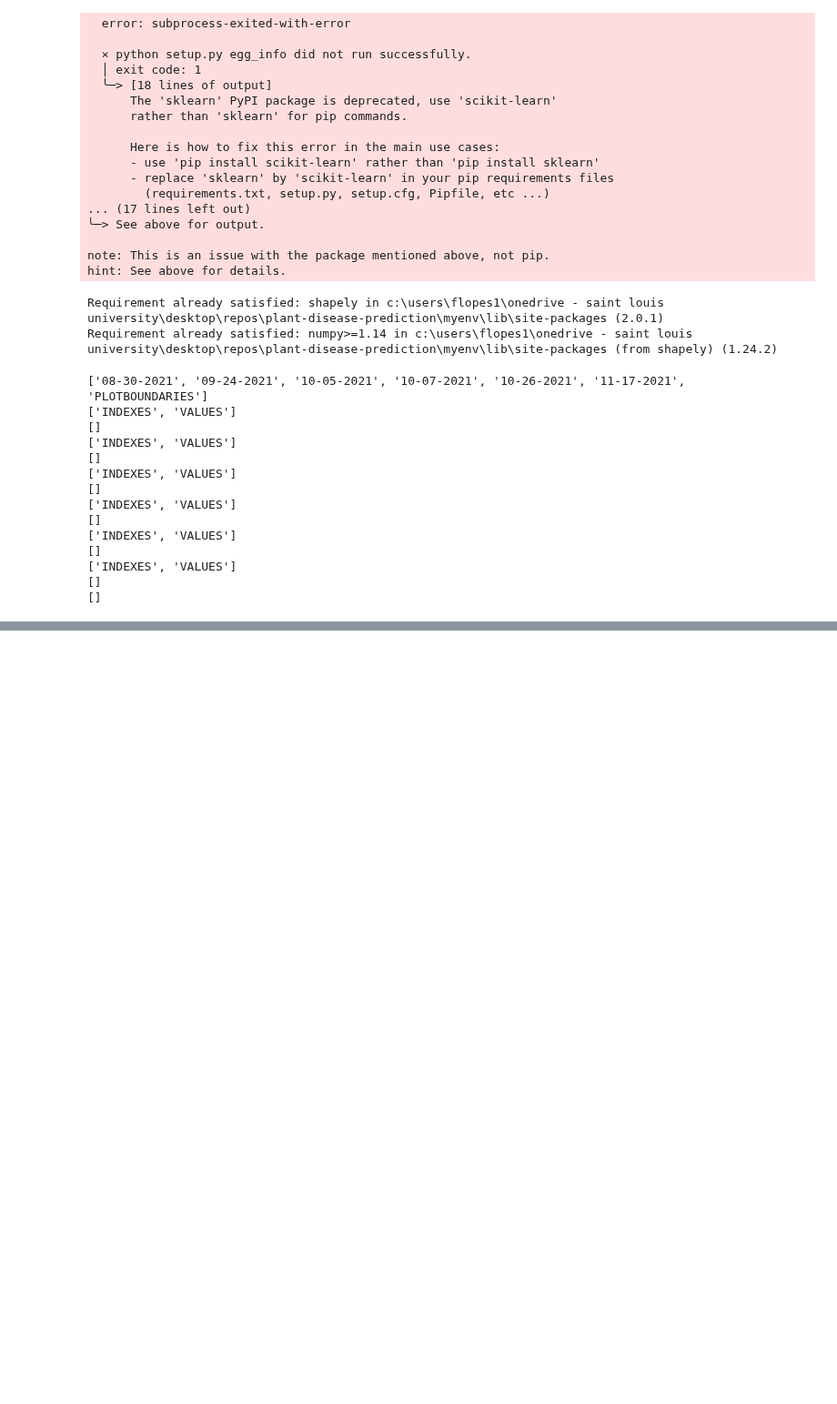
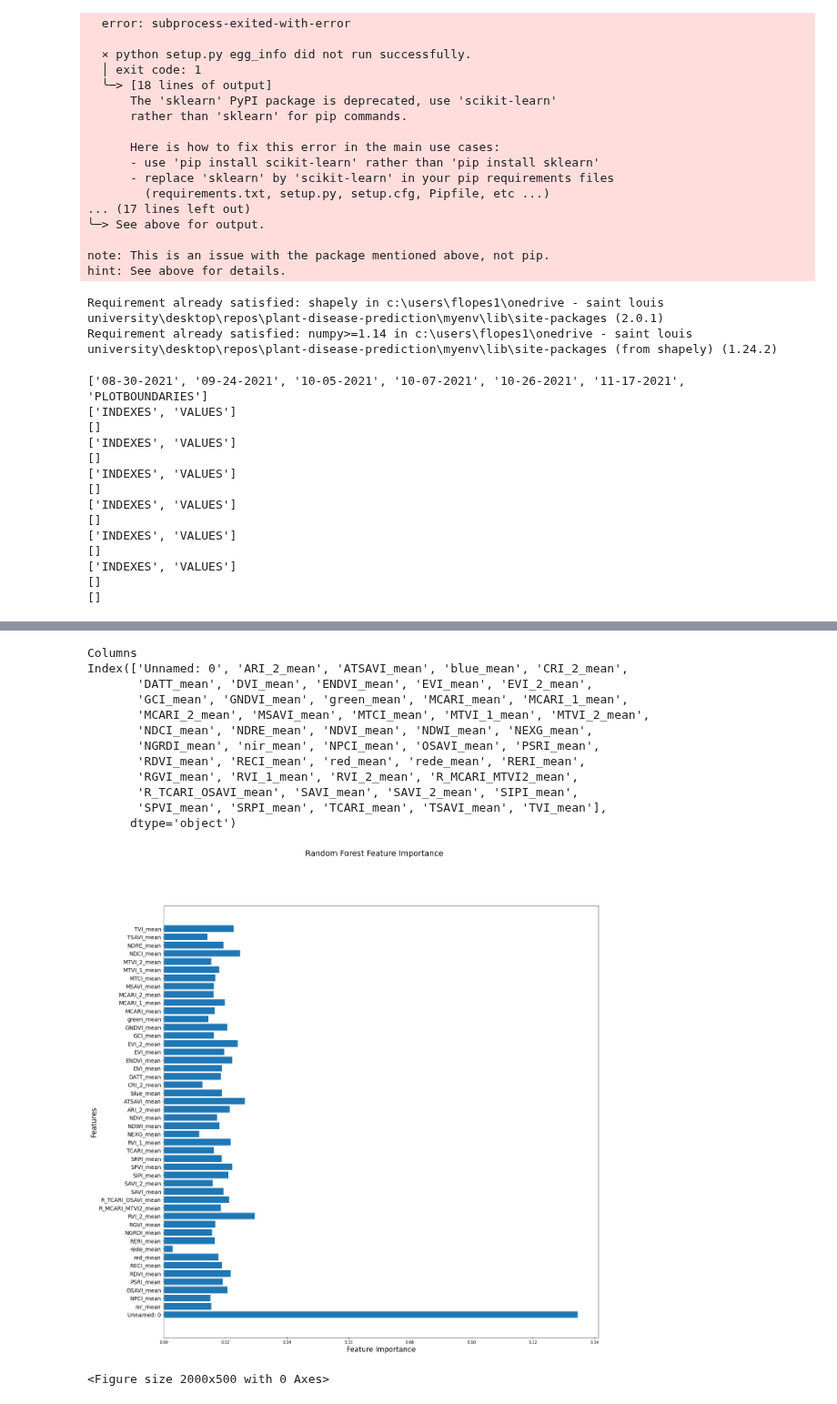
Before and after one commit to felipealencar/plant-disease-prediction, a Jupyter notebook: feature_extraction_rasterio.ipynb, the cells around one changed output, grey strips where cells are left out. Shown at 91% size. Saved outputs shown, nothing was run; the diff lists cells and outputs as text; code cells hidden in the pictures; blank space fills up the shorter version.

```diff
--- a/feature_extraction_rasterio.ipynb
+++ b/feature_extraction_rasterio.ipynb
@@ -730 +702,70 @@ ValueError: Target is multiclass but average='binary'. Please choose another ave
 [figure]
+# %%
+from sklearn.inspection import permutation_importance
+
+fig, ax = plt.subplots(1, 1, figsize=(20, 20), dpi=70)
+list_feature_importance = list(rfc_best.feature_importances_)
+list_feature_importance
+
+fig.suptitle('Random Forest Feature Importance', fontsize = 20)
+ax.set_ylabel('Features',  fontsize = 18)
+ax.set_xlabel('Feature Importance', fontsize = 18)
+plt.figure(figsize=(20, 5))
+
+print('Columns')
+X.columns = [col for col in df.columns if col != 'HEALTH_STA']
+print(X.columns)
+ax.barh(y=X.columns, width=list_feature_importance)
+ax.set_yticklabels(X.columns[sorted_idx], fontsize=14)
+plt.tight_layout()
+plt.show()
+
+perm_importance = permutation_importance(rs_model, X_train, y_train)
+fig, ax = plt.subplots(1, 1, figsize=(10, 10))
+sorted_idx = perm_importance.importances_mean.argsort()
+fig.suptitle('Permutation Importance', fontsize = 20)
+plt.bar(np.array(X.columns)[sorted_idx], perm_importance.importances_mean[sorted_idx])
+ax.set_xlabel('Feature Importance', fontsize = 18)
+ax.set_xticklabels(np.array(X.columns)[sorted_idx], rotation = 90)
+
+y
+
+# Add confusion matrix to check real accuracy
+# Create the confusion matrix
+cm = confusion_matrix(y_test, y_pred)
+target_names = y.unique()
+# Plot the confusion matrix
+fig, ax = plt.subplots(figsize=(8, 8))
+ax.imshow(cm, cmap='Blues')
+ax.grid(False)
+ax.set_xlabel('Predicted Labels', fontsize = 12, color = 'black')
+ax.set_ylabel('True Labels', fontsize = 12, color = 'black')
+ax.xaxis.set(ticks=np.arange(len(target_names)))
+ax.yaxis.set(ticks=np.arange(len(target_names)))
+ax.set_xticklabels(target_names, fontsize = 12, color = 'black')
+ax.set_yticklabels(target_names, fontsize = 12, color = 'black')
+
+# Loop over data dimensions and create text annotations.
+for i in range(len(target_names)):
+    for j in range(len(target_names)):
+        ax.text(j, i, cm[i, j], ha="center", va="center", color="white", fontsize=14)
+
+plt.show()
+
+# Test the dataset for unhealthy
+# Test using other dates as input
+# %% [output]
+Columns
+Index(['Unnamed: 0', 'ARI_2_mean', 'ATSAVI_mean', 'blue_mean', 'CRI_2_mean',
+       'DATT_mean', 'DVI_mean', 'ENDVI_mean', 'EVI_mean', 'EVI_2_mean',
+       'GCI_mean', 'GNDVI_mean', 'green_mean', 'MCARI_mean', 'MCARI_1_mean',
+       'MCARI_2_mean', 'MSAVI_mean', 'MTCI_mean', 'MTVI_1_mean', 'MTVI_2_mean',
+       'NDCI_mean', 'NDRE_mean', 'NDVI_mean', 'NDWI_mean', 'NEXG_mean',
+       'NGRDI_mean', 'nir_mean', 'NPCI_mean', 'OSAVI_mean', 'PSRI_mean',
+       'RDVI_mean', 'RECI_mean', 'red_mean', 'rede_mean', 'RERI_mean',
+       'RGVI_mean', 'RVI_1_mean', 'RVI_2_mean', 'R_MCARI_MTVI2_mean',
+       'R_TCARI_OSAVI_mean', 'SAVI_mean', 'SAVI_2_mean', 'SIPI_mean',
+       'SPVI_mean', 'SRPI_mean', 'TCARI_mean', 'TSAVI_mean', 'TVI_mean'],
+      dtype='object')
+[figure, added]
+<Figure size 2000x500 with 0 Axes>
```
Also changed, not shown: parts of 3 cells of this notebook, 3 other files.
